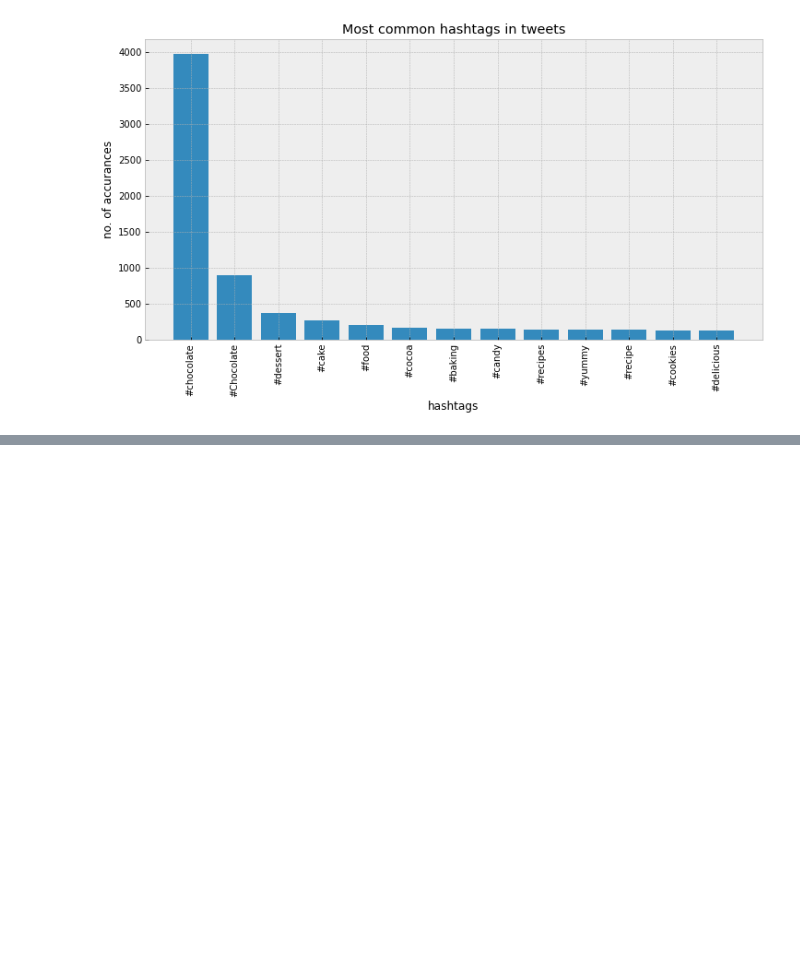
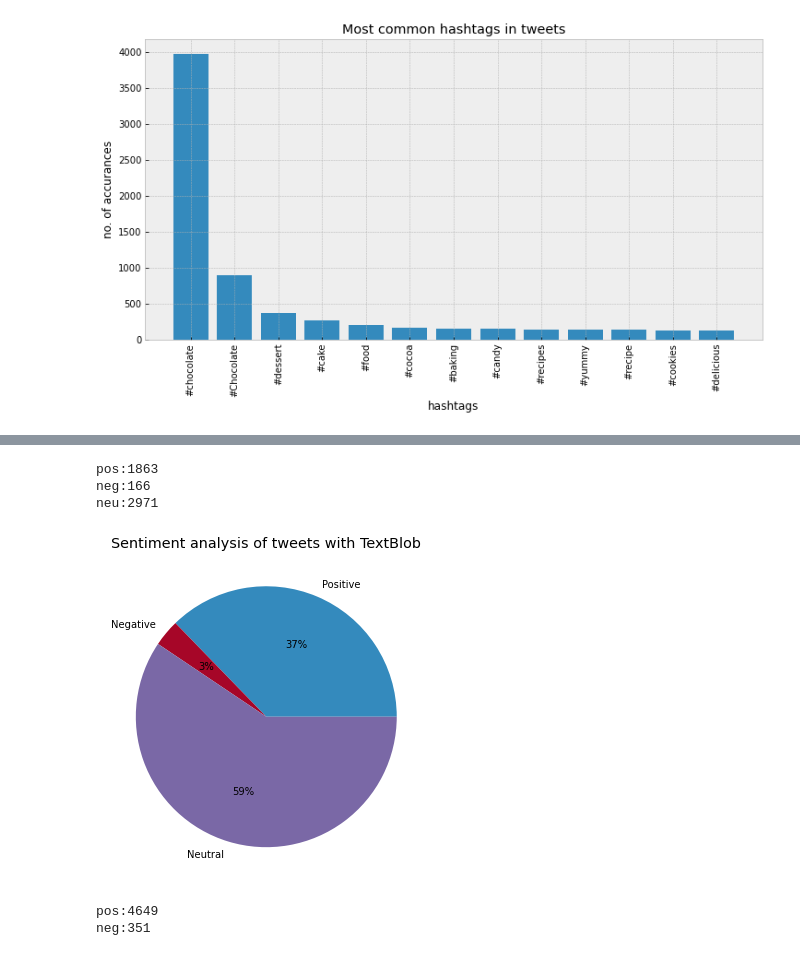
Before and after one commit to avirovicmarin/zavrsni_rad, a Jupyter notebook: analiza_tweetova.ipynb, the cells around one changed output, grey strips where cells are left out. Saved outputs shown, nothing was run; the diff lists cells and outputs as text; code cells hidden in the pictures; blank space fills up the shorter version.

```diff
--- a/analiza_tweetova.ipynb
+++ b/analiza_tweetova.ipynb
@@ -168,0 +196,44 @@ plt.show()
+# %%
+positive = 0
+negative = 0
+neutral = 0
+for content in df.content:
+    analysis = TextBlob(content)
+    if analysis.sentiment.polarity >= 1/3:
+        positive = positive + 1
+    elif analysis.sentiment.polarity <= -1/3:
+        negative = negative + 1
+    else:
+        neutral = neutral + 1
+
+print("pos:" + str(positive) + "\nneg:" + str(negative) + "\nneu:" + str(neutral))
+# %% [output]
+pos:1863
+neg:166
+neu:2971
+# %%
+labels = 'Positive', 'Negative', 'Neutral'
+sentiment = [positive, negative, neutral]
+plt.figure(figsize=(6, 6))
+plt.title('Sentiment analysis of tweets with TextBlob')
+plt.pie(sentiment, labels=labels, autopct='%.0f%%')
+plt.show()
+# %% [output]
+[figure, added]
+# %%
+analyzer = SentimentIntensityAnalyzer()
+
+positive = 0
+negative = 0
+for content in df.content:
+    analysis = analyzer.polarity_scores(content)
+
+    if analysis['compound'] >= 0:
+        positive = positive + 1
+    else:
+        negative = negative + 1
+
+print("pos:" + str(positive) + "\nneg:" + str(negative))
+# %% [output]
+pos:4649
+neg:351
```
Also changed, not shown: parts of 6 cells of this notebook.
